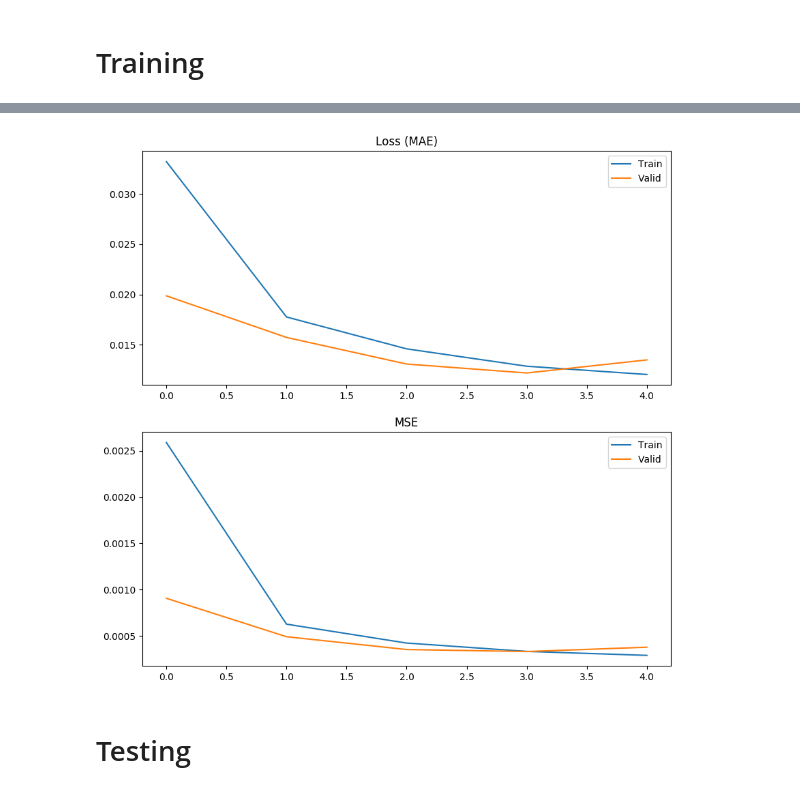
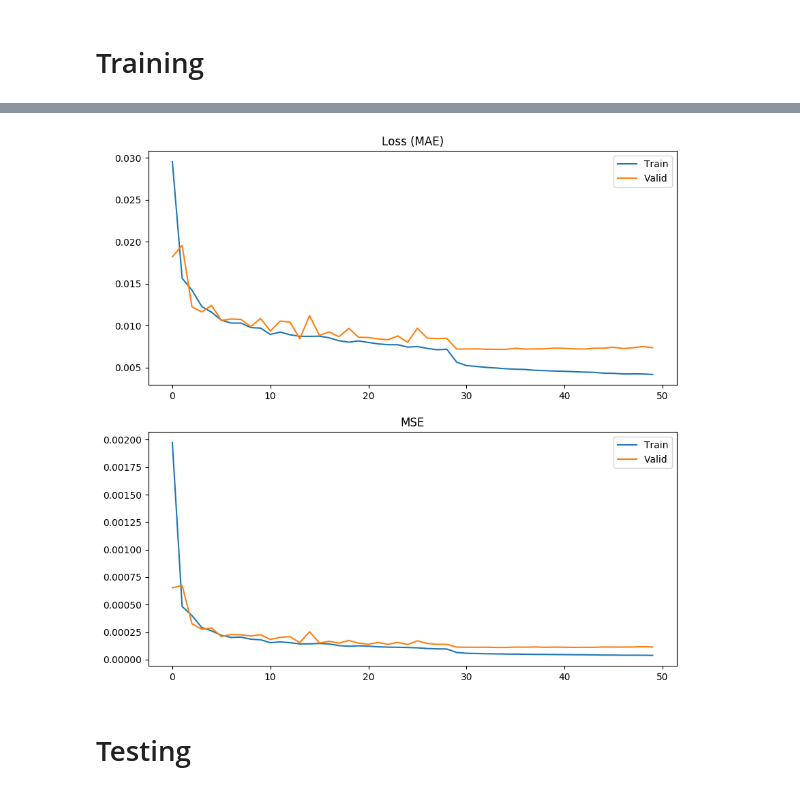
Before and after one commit to clairechiu0910/cvlab_2020_winter, a Jupyter notebook: cvlab_2020_winter_project_B.ipynb, the cells around one changed output, grey strips where cells are left out. Cells and saved outputs as stored; diff of their text form; code cells hidden in the pictures.

Commit message:
epoch:50

```diff
--- a/cvlab_2020_winter_project_B.ipynb
+++ b/cvlab_2020_winter_project_B.ipynb
@@ -327,7 +334,7 @@ class Trainer:
         self.model = Net().to(self.device)
         self.criterion = nn.L1Loss()
         self.optimizer = torch.optim.Adam(self.model.parameters(), lr=1e-3)
-        self.max_epoch = 5
+        self.max_epoch = 50
 
     def run(self):
         training_result_dir = self.log_dir / 'training_result'
@@ -470,4 +477,4 @@ valid mse: 0.00037786266329931095
-[figure, old version]
+[figure, new version]
 # %% [markdown]
 # Testing
 # %%
```
Also changed, not shown: parts of 8 cells of this notebook.
